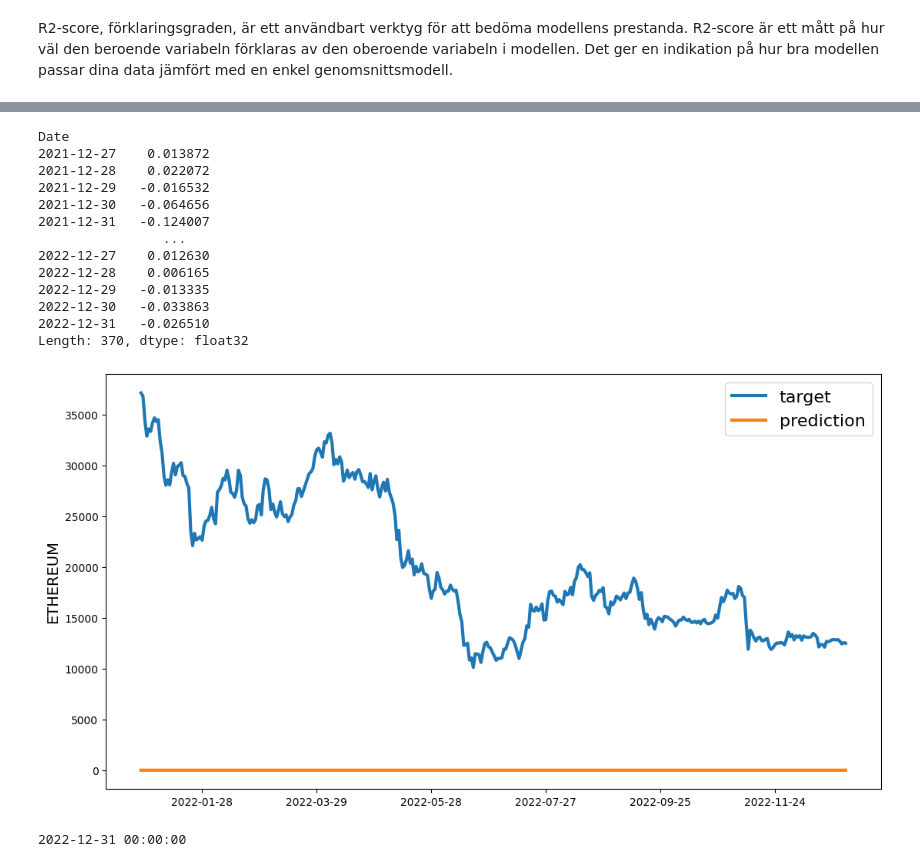
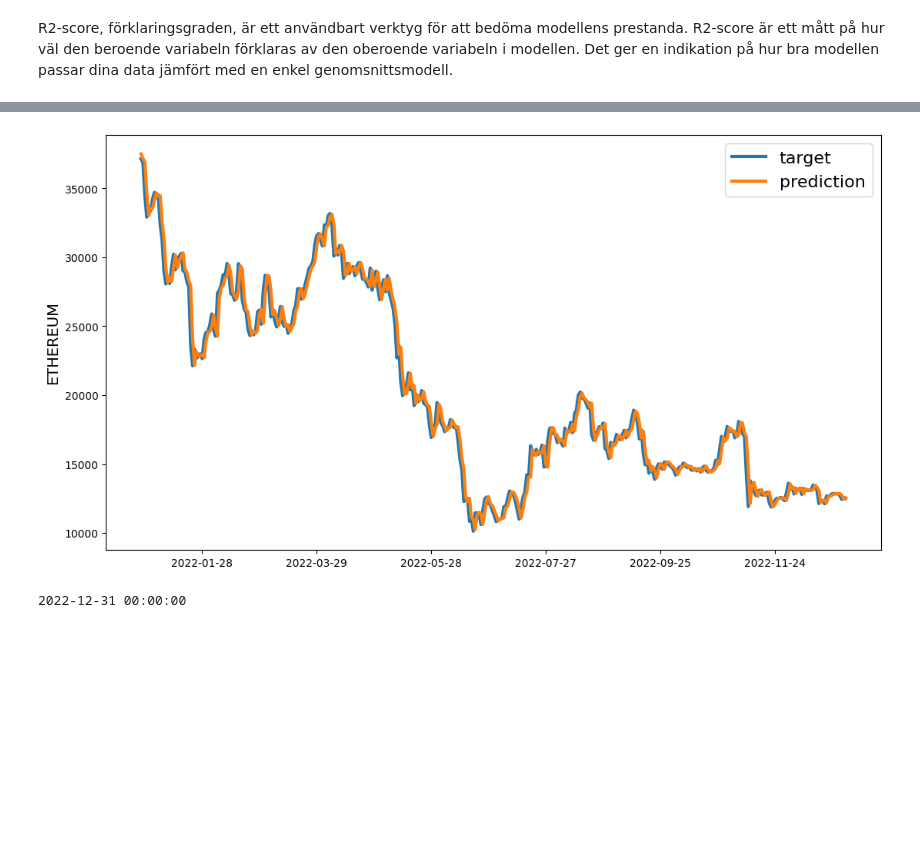
Before and after one commit to SaraPetre/prediction_with_AI, a Jupyter notebook: src/LSTM/AI_LSTM_Neutral_Network.ipynb, the cells around one changed output, grey strips where cells are left out. Cells and saved outputs as stored; diff of their text form; code cells hidden in the pictures; blank space fills up the shorter version.

```diff
--- a/src/LSTM/AI_LSTM_Neutral_Network.ipynb
+++ b/src/LSTM/AI_LSTM_Neutral_Network.ipynb
@@ -396,24 +397,9 @@ r2_score*100
 # %%
-#preds_model_predicted = test_data[aim].values[:-window_len] * (preds_model_predicted + 1)
-#print(preds_model_predicted)
-#preds_model_predicted = pd.Series(index=targets.index, data=preds_model_predicted)
-print(preds_model_predicted)
+preds_model_predicted = test_data[aim].values[:-window_len] * (preds_model_predicted + 1)
+preds_model_predicted = pd.Series(index=targets.index, data=preds_model_predicted)
 line_plot(targets, preds_model_predicted, 'target', 'prediction', lw=3)
 # %% [output]
-Date
-2021-12-27    0.013872
-2021-12-28    0.022072
-2021-12-29   -0.016532
-2021-12-30   -0.064656
-2021-12-31   -0.124007
-                ...
-2022-12-27    0.012630
-2022-12-28    0.006165
-2022-12-29   -0.013335
-2022-12-30   -0.033863
-2022-12-31   -0.026510
-Length: 370, dtype: float32
-[figure, old version]
+[figure, new version]
 # %%
 print(targets.index[-1])
 # %% [output]
```
Also changed, not shown: parts of 10 cells of this notebook, 7 other files.
